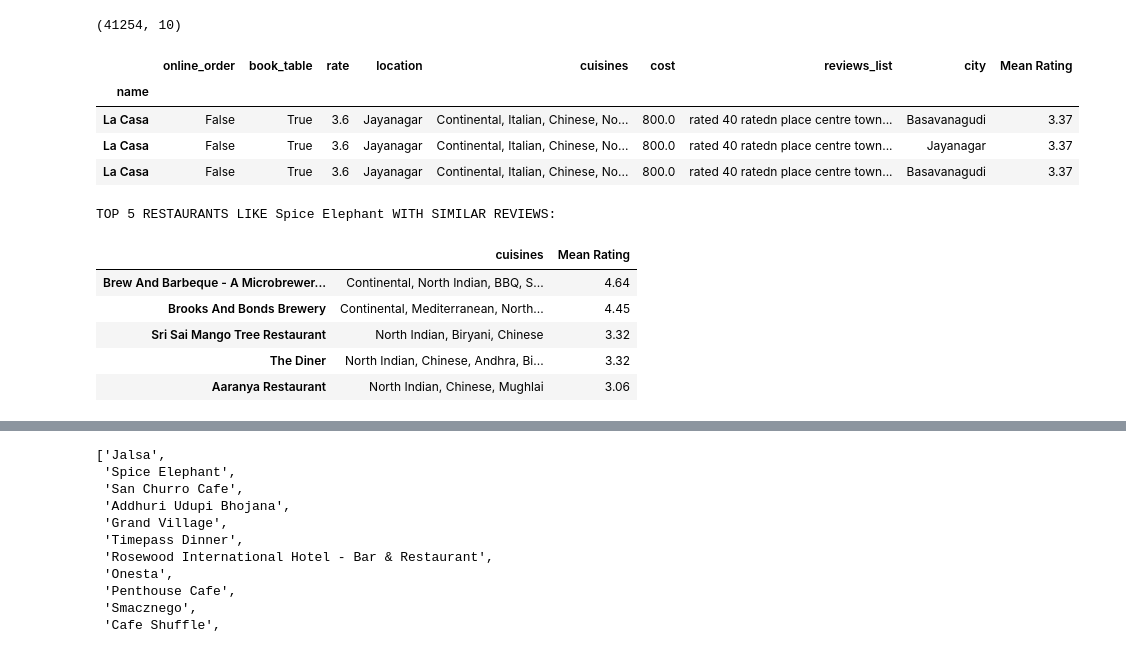
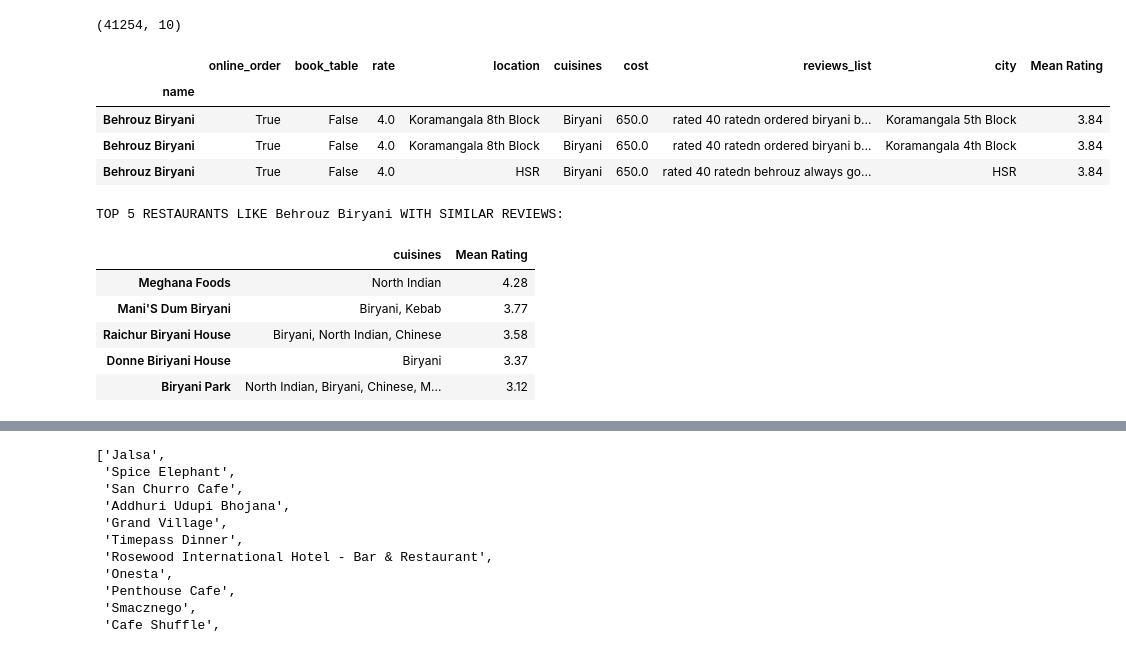
Before and after one commit to abbasshafi/Learnings-and-Revisions, a Jupyter notebook: Artificial Intelligence/NLP/Projects/Food Recommendation System.ipynb, the cells around one changed output, grey strips where cells are left out. Saved outputs shown, nothing was run; the diff lists cells and outputs as text; code cells hidden in the pictures.

Commit message:
updated food recommender notebook

```diff
--- a/Artificial Intelligence/NLP/Projects/Food Recommendation System.ipynb
+++ b/Artificial Intelligence/NLP/Projects/Food Recommendation System.ipynb
@@ -381,20 +384,20 @@ def recommend(name, cosine_similarities = cosine_similarities):
     return df_new
 # %%
 # HERE IS A RANDOM RESTAURANT. LET'S SEE THE DETAILS ABOUT THIS RESTAURANT:
-df_percent[df_percent.index == 'La Casa'].head()
+df_percent[df_percent.index == 'Behrouz Biryani'].head(n=3)
 # %% [output]
 |  | online_order | book_table | rate | location | cuisines | cost | reviews_list | city | Mean Rating |
 | name |  |  |  |  |  |  |  |  |  |
-| La Casa | False | True | 3.6 | Jayanagar | Continental, Italian, Chinese, No... | 800.0 | rated 40 ratedn place centre town... | Basavanagudi | 3.37 |
-| La Casa | False | True | 3.6 | Jayanagar | Continental, Italian, Chinese, No... | 800.0 | rated 40 ratedn place centre town... | Jayanagar | 3.37 |
-| La Casa | False | True | 3.6 | Jayanagar | Continental, Italian, Chinese, No... | 800.0 | rated 40 ratedn place centre town... | Basavanagudi | 3.37 |
+| Behrouz Biryani | True | False | 4.0 | Koramangala 8th Block | Biryani | 650.0 | rated 40 ratedn ordered biryani b... | Koramangala 5th Block | 3.84 |
+| Behrouz Biryani | True | False | 4.0 | Koramangala 8th Block | Biryani | 650.0 | rated 40 ratedn ordered biryani b... | Koramangala 4th Block | 3.84 |
+| Behrouz Biryani | True | False | 4.0 | HSR | Biryani | 650.0 | rated 40 ratedn behrouz always go... | HSR | 3.84 |
 # %%
-recommend('Spice Elephant')
+recommend('Behrouz Biryani')
 # %% [output]
-TOP 5 RESTAURANTS LIKE Spice Elephant WITH SIMILAR REVIEWS:
+TOP 5 RESTAURANTS LIKE Behrouz Biryani WITH SIMILAR REVIEWS:
 |  | cuisines | Mean Rating |
-| Brew And Barbeque - A Microbrewer... | Continental, North Indian, BBQ, S... | 4.64 |
-| Brooks And Bonds Brewery | Continental, Mediterranean, North... | 4.45 |
-| Sri Sai Mango Tree Restaurant | North Indian, Biryani, Chinese | 3.32 |
-| The Diner | North Indian, Chinese, Andhra, Bi... | 3.32 |
-| Aaranya Restaurant | North Indian, Chinese, Mughlai | 3.06 |
+| Meghana Foods | North Indian | 4.28 |
+| Mani'S Dum Biryani | Biryani, Kebab | 3.77 |
+| Raichur Biryani House | Biryani, North Indian, Chinese | 3.58 |
+| Donne Biriyani House | Biryani | 3.37 |
+| Biryani Park | North Indian, Biryani, Chinese, M... | 3.12 |
```
Also changed, not shown: parts of 8 cells of this notebook, 17 other files.
